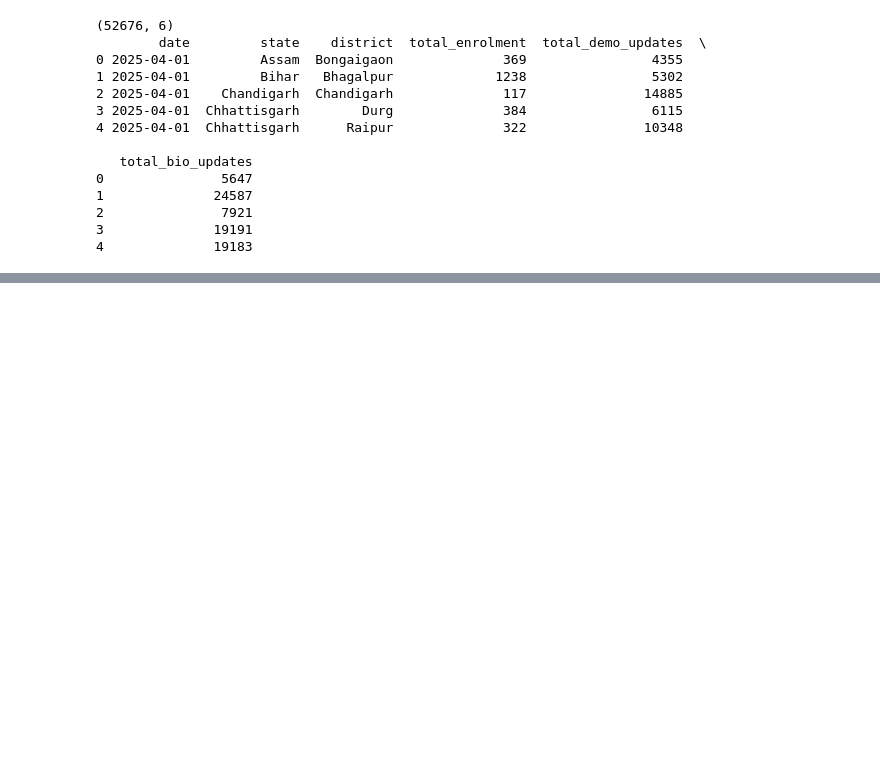
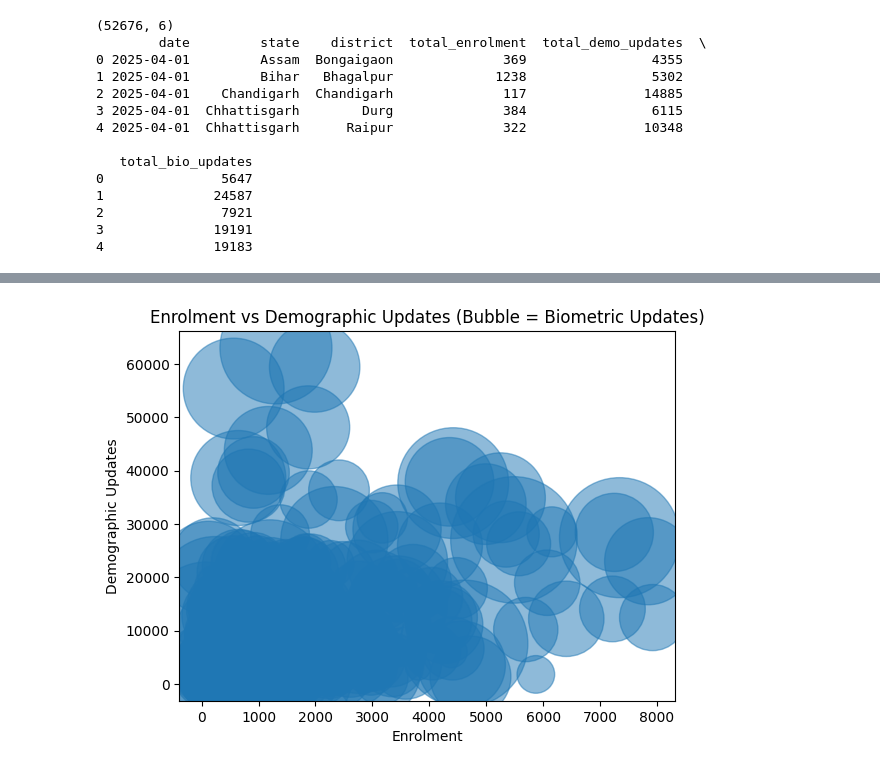
Before and after one commit to Prajusha2004/aadhar, a Jupyter notebook: analysis/indicators.ipynb, the cells around one changed output, grey strips where cells are left out. Cells and saved outputs as stored; diff of their text form; code cells hidden in the pictures; blank space fills up the shorter version.

```diff
--- a/analysis/indicators.ipynb
+++ b/analysis/indicators.ipynb
@@ -340,0 +411,14 @@ print(master.head())
+# %%
+plt.figure()
+plt.scatter(
+    master["total_enrolment"],
+    master["total_demo_updates"],
+    s=master["total_bio_updates"] / 10,  # size scaled
+    alpha=0.5
+)
+plt.xlabel("Enrolment")
+plt.ylabel("Demographic Updates")
+plt.title("Enrolment vs Demographic Updates (Bubble = Biometric Updates)")
+plt.show()
+# %% [output]
+[figure, added]
```
Also changed, not shown: parts of 23 cells of this notebook, 11 other files.
